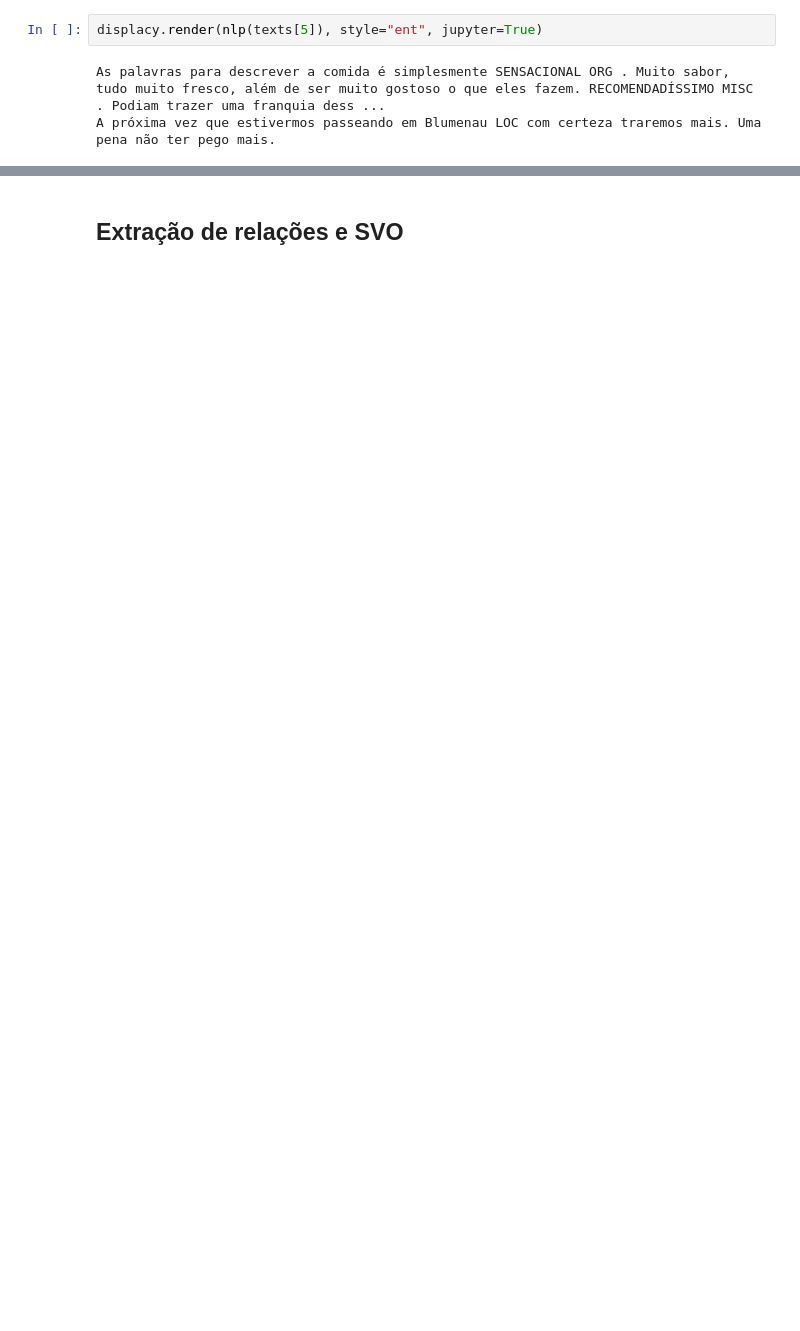
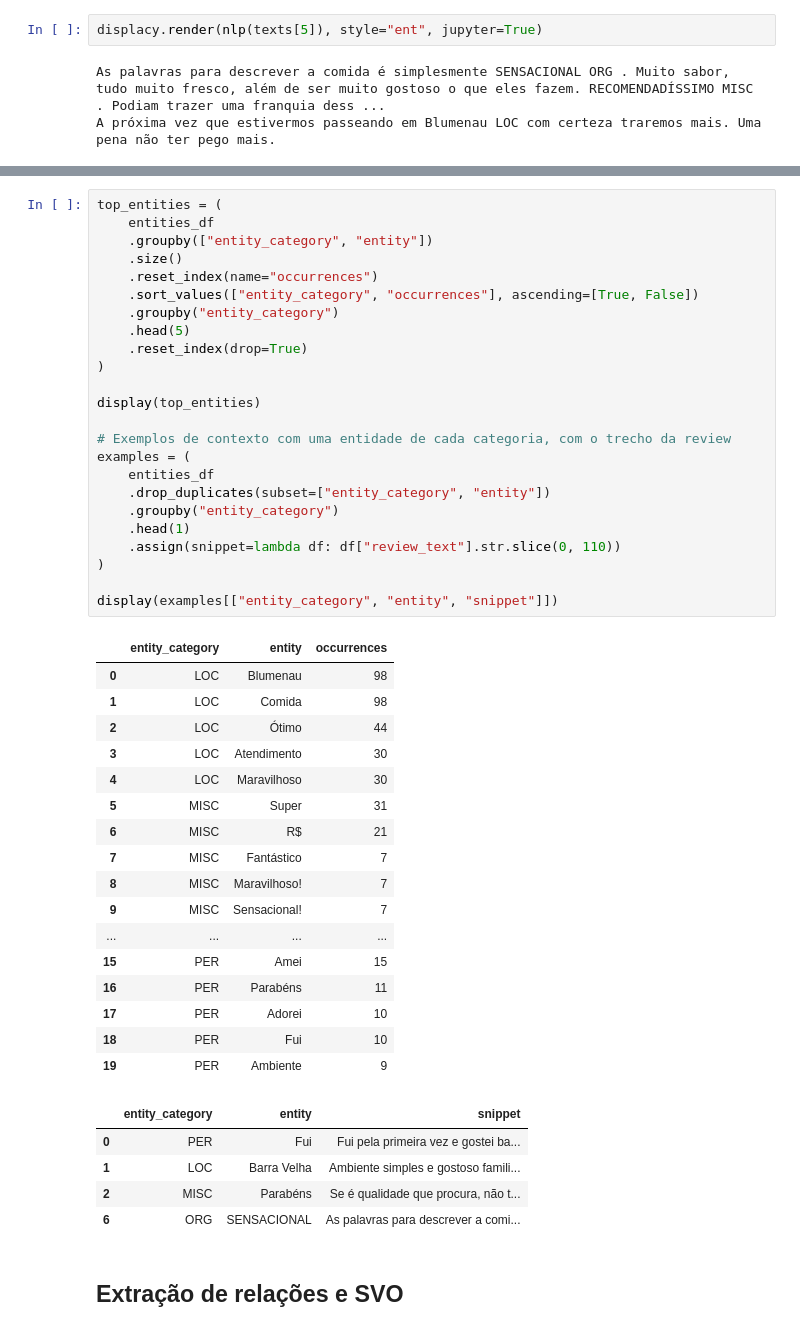
Before and after one commit to incrisvel/adaptaste, a Jupyter notebook: parsing_ner_er.ipynb, the cells around one changed output, grey strips where cells are left out. Saved outputs shown, nothing was run; the diff lists cells and outputs as text; blank space fills up the shorter version.

```diff
--- a/parsing_ner_er.ipynb
+++ b/parsing_ner_er.ipynb
@@ -183,3 +240,50 @@ A próxima vez que estivermos passeando em Blumenau LOC com certeza traremos mai
+# %%
+top_entities = (
+    entities_df
+    .groupby(["entity_category", "entity"])
+    .size()
+    .reset_index(name="occurrences")
+    .sort_values(["entity_category", "occurrences"], ascending=[True, False])
+    .groupby("entity_category")
+    .head(5)
+    .reset_index(drop=True)
+)
+
+display(top_entities)
+
+# Exemplos de contexto com uma entidade de cada categoria, com o trecho da review
+examples = (
+    entities_df
+    .drop_duplicates(subset=["entity_category", "entity"])
+    .groupby("entity_category")
+    .head(1)
+    .assign(snippet=lambda df: df["review_text"].str.slice(0, 110))
+)
+
+display(examples[["entity_category", "entity", "snippet"]])
+# %% [output]
+|  | entity_category | entity | occurrences |
+| 0 | LOC | Blumenau | 98 |
+| 1 | LOC | Comida | 98 |
+| 2 | LOC | Ótimo | 44 |
+| 3 | LOC | Atendimento | 30 |
+| 4 | LOC | Maravilhoso | 30 |
+| 5 | MISC | Super | 31 |
+| 6 | MISC | R$ | 21 |
+| 7 | MISC | Fantástico | 7 |
+| 8 | MISC | Maravilhoso! | 7 |
+| 9 | MISC | Sensacional! | 7 |
+| ... | ... | ... | ... |
+| 15 | PER | Amei | 15 |
+| 16 | PER | Parabéns | 11 |
+| 17 | PER | Adorei | 10 |
+| 18 | PER | Fui | 10 |
+| 19 | PER | Ambiente | 9 |
+|  | entity_category | entity | snippet |
+| 0 | PER | Fui | Fui pela primeira vez e gostei ba... |
+| 1 | LOC | Barra Velha | Ambiente simples e gostoso famili... |
+| 2 | MISC | Parabéns | Se é qualidade que procura, não t... |
+| 6 | ORG | SENSACIONAL | As palavras para descrever a comi... |
 # %% [markdown]
 ## Extração de relações e SVO
 # %%
```
Also changed, not shown: parts of 13 cells of this notebook.
